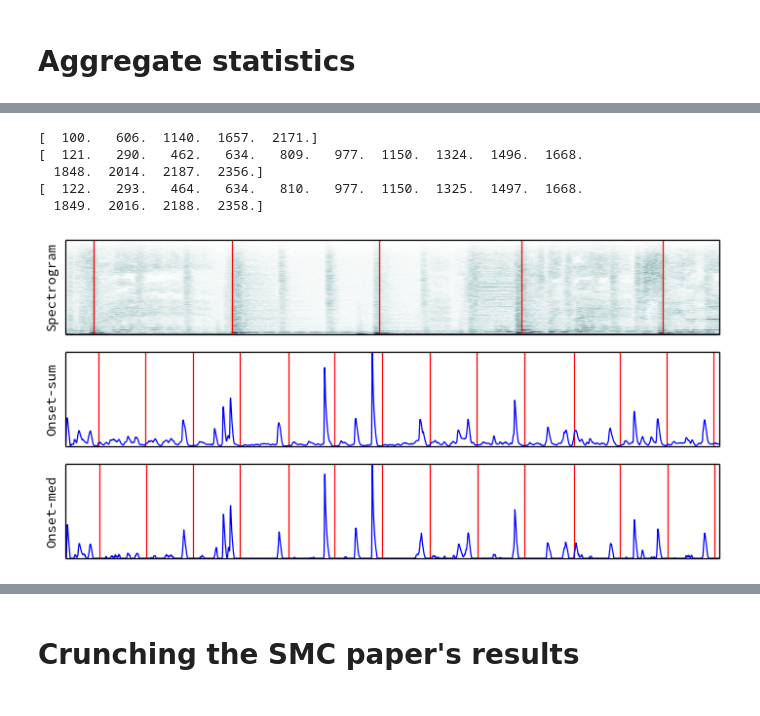
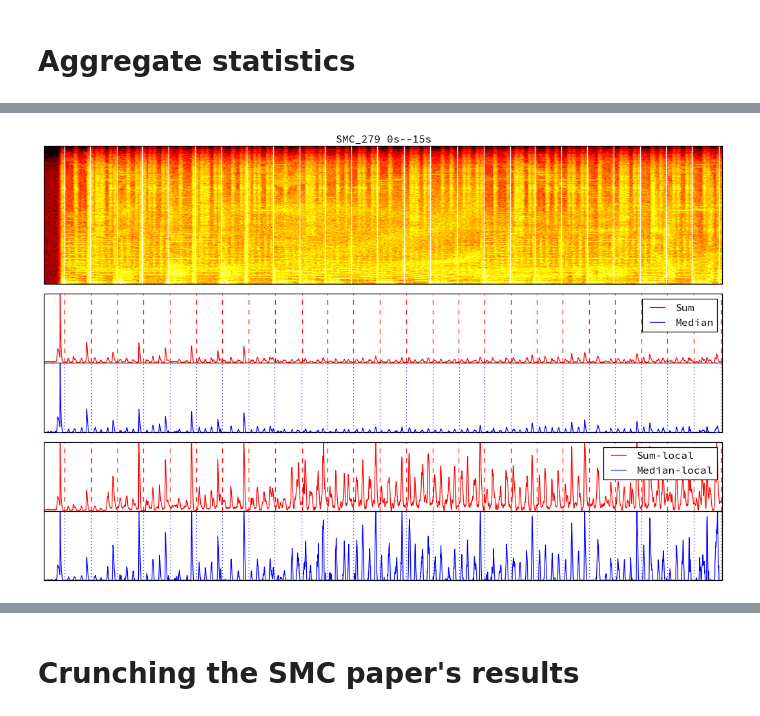
Before and after one commit to bmcfee/beat_onset, a Jupyter notebook: code/ICASSP2013 - Beat tracking.ipynb, the cells around one changed output, grey strips where cells are left out. Saved outputs shown, nothing was run; the diff lists cells and outputs as text; code cells hidden in the pictures.

Commit message:
added local contrast normalization

```diff
--- a/code/ICASSP2013 - Beat tracking.ipynb
+++ b/code/ICASSP2013 - Beat tracking.ipynb
@@ -264,6 +247,18 @@ def get_beats(filename, offset, duration):
     beat_times = beat_times - offset
 
     return np.round(beat_times * sr / 64.)
+# %%
+def local_contrast(x, w):
+    '''Normalize x>=0 according to its local maximum within a sliding window.'''
+
+    w = int(w)
+    zmin = scipy.ndimage.minimum_filter1d(x, w, mode='constant')
+    x = np.maximum(x - zmin, 0.0)
+
+    z = scipy.ndimage.maximum_filter1d(x, w, mode='constant')
+    z[z==0] = 1.0
+
+    return x / z
 # %%
 def odf_sum(S):
     o = np.sum(np.maximum(0.0, np.diff(S, axis=1)), axis=0)
@@ -277,23 +272,11 @@ def odf_med(S):
     o = o - o.min()
     o = o / o.max()
     return o
+
+def odf_sum_local(S):
+    o = odf_sum(S)
+    return local_contrast(o, np.floor(2.0 * 22050 / 64))
+
+def odf_med_local(S):
+    o = odf_med(S)
+    return local_contrast(o, np.floor(2.0 * 22050 / 64))
-# %%
-OFFSET = 21.0
-DURATION = 7.0
-y, sr = librosa.load('/home/bmcfee/data/SMC_Mirex/SMC_MIREX_Audio/SMC_275.wav', duration=DURATION, offset=OFFSET)
-S, phase = librosa.magphase(librosa.stft(y, n_fft=2048, hop_length=64))
-S = S / S.max()
-# %%
-beats = get_beats('/home/bmcfee/data/SMC_Mirex/SMC_annotations_reformat/SMC_275.txt', OFFSET, DURATION)
-beats_pred_sum = get_beats('/home/bmcfee/git/beat_onset/data/predictions/smc_dataset2/SMC_275.log.sum.full.csv', OFFSET, DURATION)
-beats_pred_med = get_beats('/home/bmcfee/git/beat_onset/data/predictions/smc_dataset2/SMC_275.log.q=0.50.full.csv', OFFSET, DURATION)
-# %%
-print beats
-print beats_pred_sum
-print beats_pred_med
-# %% [output]
-[  100.   606.  1140.  1657.  2171.]
-[  121.   290.   462.   634.   809.   977.  1150.  1324.  1496.  1668.
-  1848.  2014.  2187.  2356.]
-[  122.   293.   464.   634.   810.   977.  1150.  1325.  1497.  1668.
-  1849.  2016.  2188.  2358.]
@@ -303,20 +282,0 @@ M = M[:,:1025]
-# %%
-figure(figsize=(8,4))
-subplot(311)
-specshow(S**(1./3))
-xticks([]), yticks([])
-vlines(beats, 0, S.shape[0], colors='r')
-ylabel('Spectrogram')
-subplot(312)
-plot(odf_sum(librosa.logamplitude(M.dot(S)))), axis('tight')
-xticks([]), yticks([])
-vlines(beats_pred_sum, 0, 1, colors='r')
-ylabel('Onset-sum')
-subplot(313)
-plot(odf_med(librosa.logamplitude(M.dot(S)))), axis('tight')
-xticks([]), yticks([])
-ylabel('Onset-med')
-vlines(beats_pred_med, 0, 1, colors='r')
-tight_layout()
-# %% [output]
-[figure, removed]
@@ -322,0 +331,4 @@ tight_layout()
+# %%
+show_onsets(279, DURATION=15.0)
+# %% [output]
+[figure, added]
```
Also changed, not shown: parts of 8 cells of this notebook, 1 other file.
